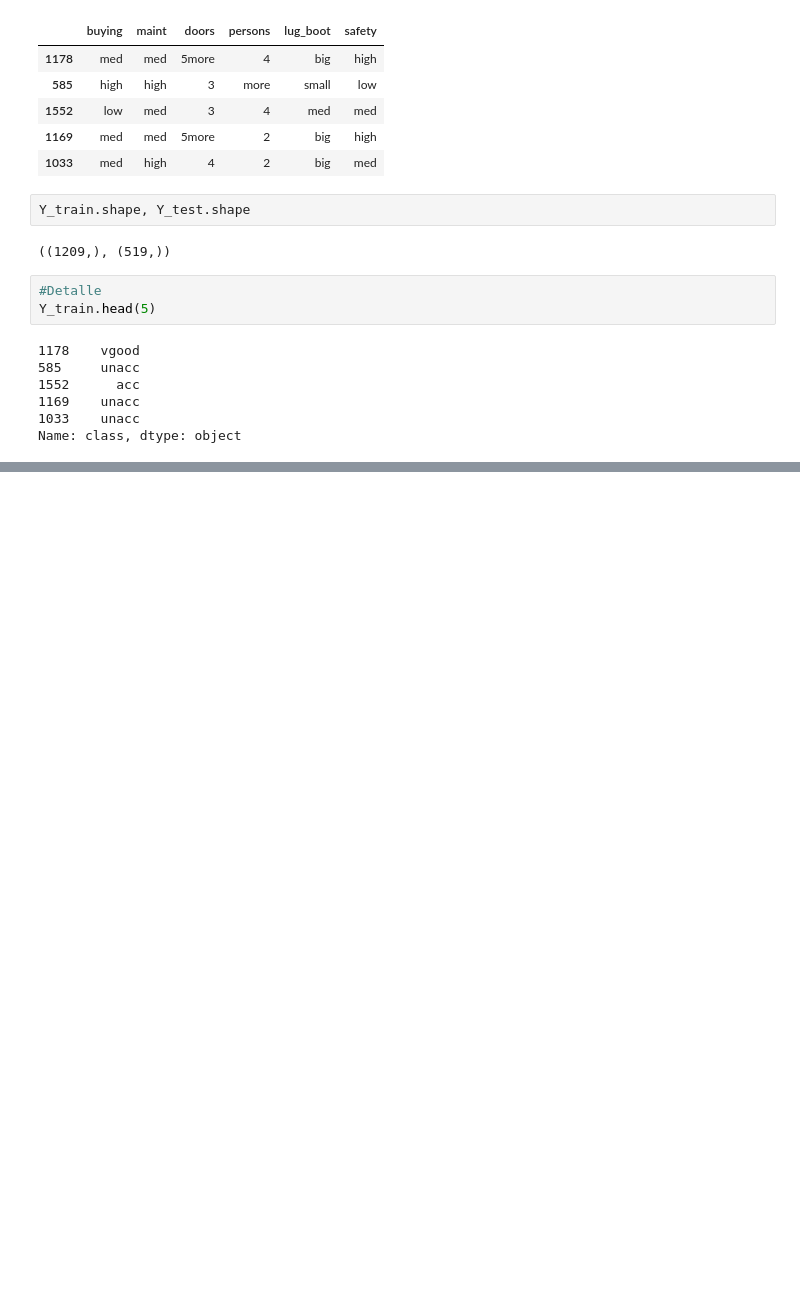
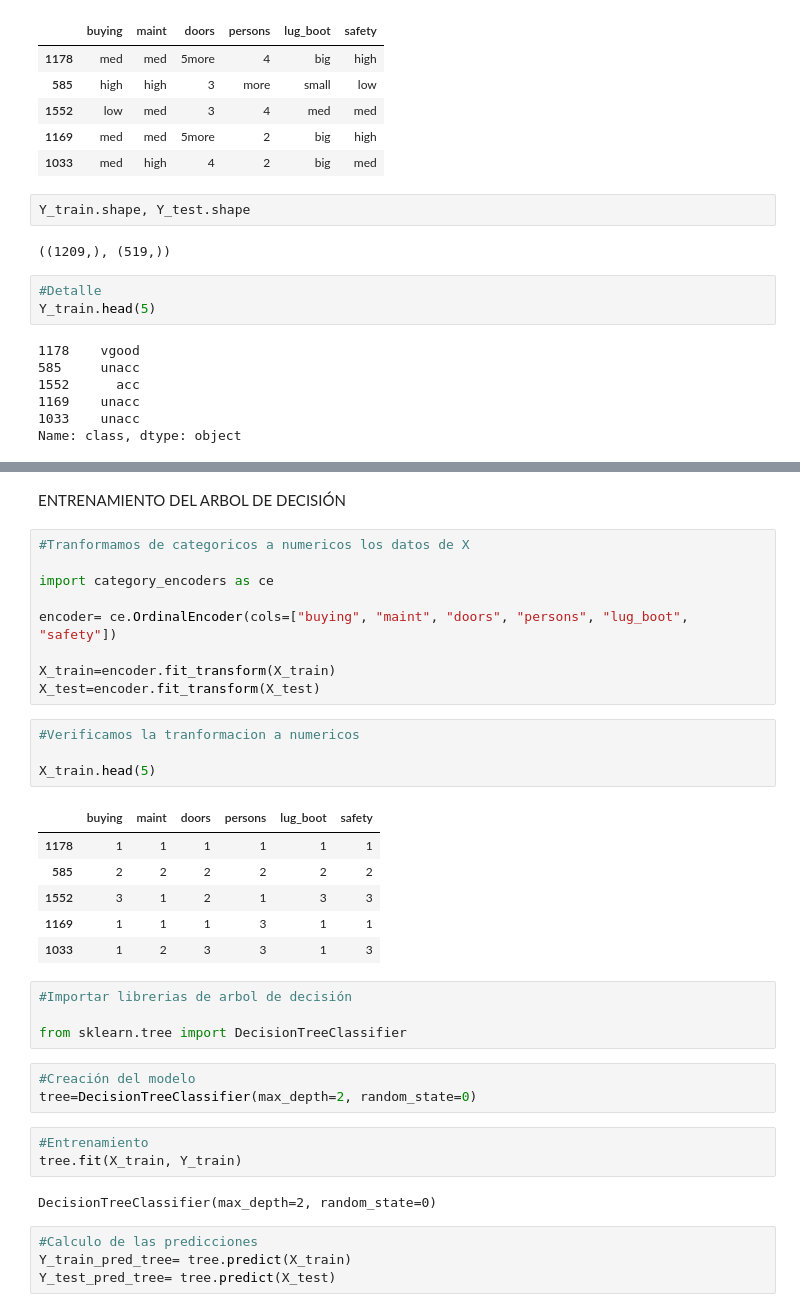
Before and after one commit to dparedes616/Tree-and-RF, a Jupyter notebook: Arbol_Proyecto_Carrros.ipynb, the cells around one changed output, grey strips where cells are left out. Cells and saved outputs as stored; diff of their text form; blank space fills up the shorter version.

Commit message:
Entrenamiento del modelo

```diff
--- a/Arbol_Proyecto_Carrros.ipynb
+++ b/Arbol_Proyecto_Carrros.ipynb
@@ -135,0 +146,38 @@ Name: class, dtype: object
+# %% [markdown]
+ENTRENAMIENTO DEL ARBOL DE DECISIÓN
+# %%
+#Tranformamos de categoricos a numericos los datos de X
+
+import category_encoders as ce
+
+encoder= ce.OrdinalEncoder(cols=["buying", "maint", "doors", "persons", "lug_boot", "safety"])
+
+X_train=encoder.fit_transform(X_train)
+X_test=encoder.fit_transform(X_test)
+# %%
+#Verificamos la tranformacion a numericos
+
+X_train.head(5)
+# %% [output]
+|  | buying | maint | doors | persons | lug_boot | safety |
+| 1178 | 1 | 1 | 1 | 1 | 1 | 1 |
+| 585 | 2 | 2 | 2 | 2 | 2 | 2 |
+| 1552 | 3 | 1 | 2 | 1 | 3 | 3 |
+| 1169 | 1 | 1 | 1 | 3 | 1 | 1 |
+| 1033 | 1 | 2 | 3 | 3 | 1 | 3 |
+# %%
+#Importar librerias de arbol de decisión
+
+from sklearn.tree import DecisionTreeClassifier
+# %%
+#Creación del modelo
+tree=DecisionTreeClassifier(max_depth=2, random_state=0)
+# %%
+#Entrenamiento
+tree.fit(X_train, Y_train)
+# %% [output]
+DecisionTreeClassifier(max_depth=2, random_state=0)
+# %%
+#Calculo de las predicciones
+Y_train_pred_tree= tree.predict(X_train)
+Y_test_pred_tree= tree.predict(X_test)
```
Also changed, not shown: parts of 1 cell of this notebook.
